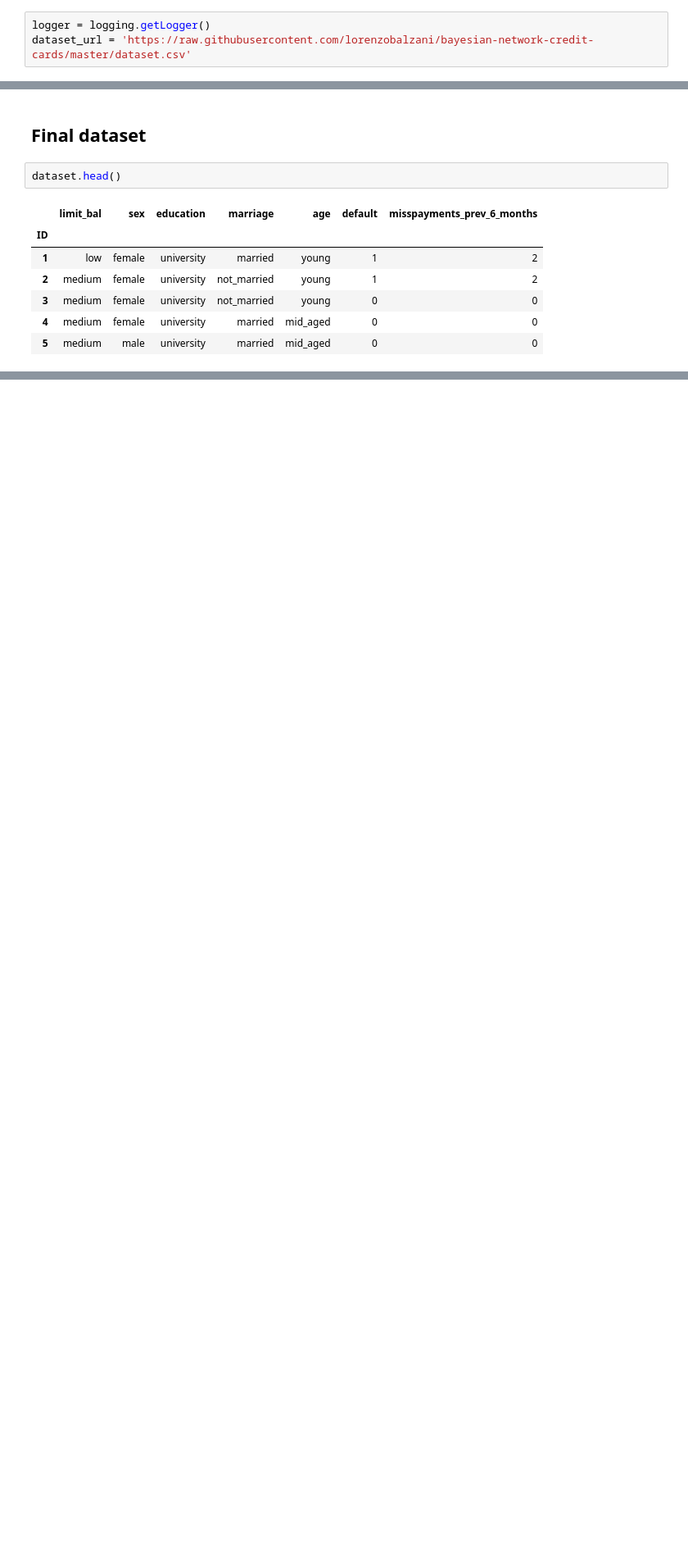
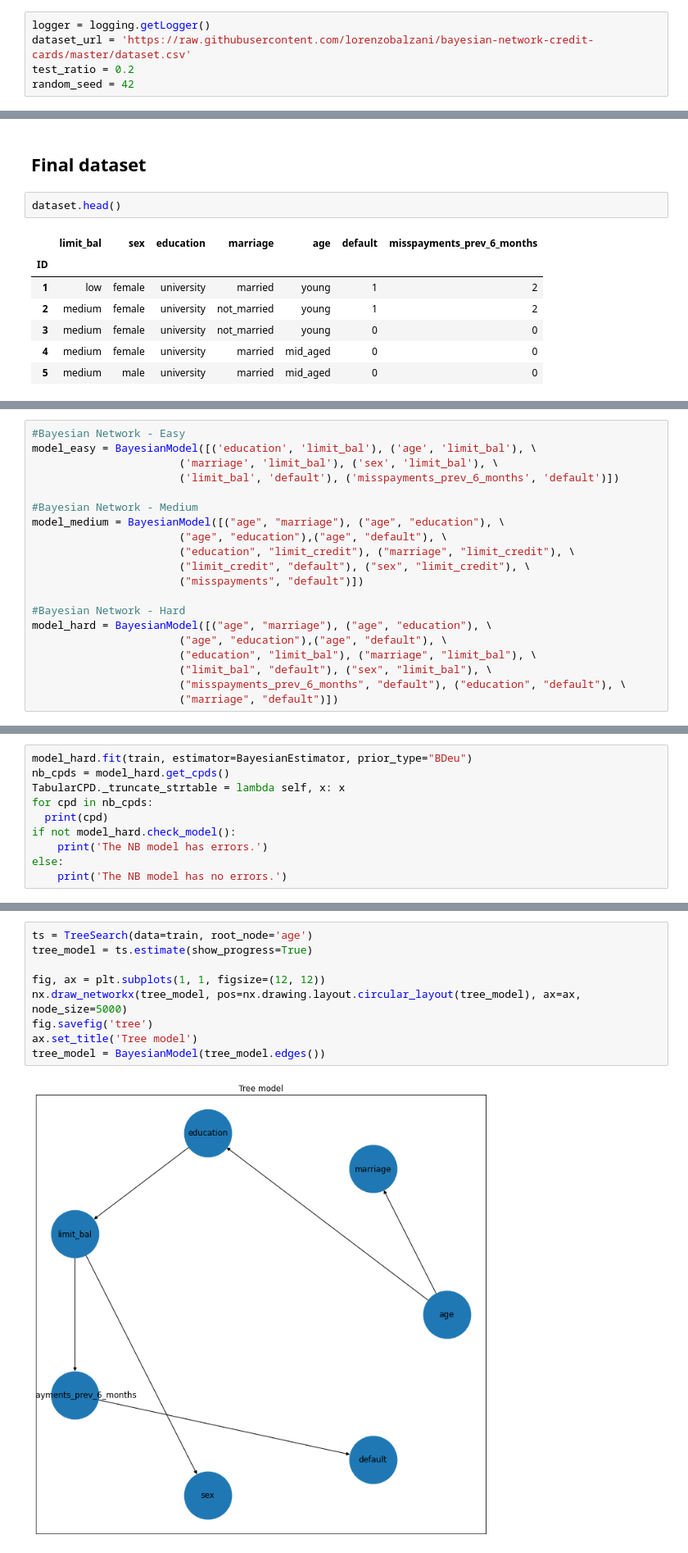
Before and after one commit to lorenzobalzani/bayesian-network-credit-cards, a Jupyter notebook: bayesian_network_credit_cards_default.ipynb, the cells around one changed output, grey strips where cells are left out. Shown at 82% size. Saved outputs shown, nothing was run; the diff lists cells and outputs as text; blank space fills up the shorter version.

```diff
--- a/bayesian_network_credit_cards_default.ipynb
+++ b/bayesian_network_credit_cards_default.ipynb
@@ -24,6 +34,8 @@ import numpy as np
 # %%
 logger = logging.getLogger()
 dataset_url = 'https://raw.githubusercontent.com/lorenzobalzani/bayesian-network-credit-cards/master/dataset.csv'
+test_ratio = 0.2
+random_seed = 42
 # %% [markdown]
 # Dataset
 # %%
@@ -108,0 +145,20 @@ dataset.head()
+# %%
+#Bayesian Network - Easy
+model_easy = BayesianModel([('education', 'limit_bal'), ('age', 'limit_bal'), \
+                       ('marriage', 'limit_bal'), ('sex', 'limit_bal'), \
+                       ('limit_bal', 'default'), ('misspayments_prev_6_months', 'default')])
+
+#Bayesian Network - Medium
+model_medium = BayesianModel([("age", "marriage"), ("age", "education"), \
+                       ("age", "education"),("age", "default"), \
+                       ("education", "limit_credit"), ("marriage", "limit_credit"), \
+                       ("limit_credit", "default"), ("sex", "limit_credit"), \
+                       ("misspayments", "default")])
+
+#Bayesian Network - Hard
+model_hard = BayesianModel([("age", "marriage"), ("age", "education"), \
+                       ("age", "education"),("age", "default"), \
+                       ("education", "limit_bal"), ("marriage", "limit_bal"), \
+                       ("limit_bal", "default"), ("sex", "limit_bal"), \
+                       ("misspayments_prev_6_months", "default"), ("education", "default"), \
+                       ("marriage", "default")])
@@ -108,0 +168,10 @@ dataset.head()
+# %%
+model_hard.fit(train, estimator=BayesianEstimator, prior_type="BDeu")
+nb_cpds = model_hard.get_cpds()
+TabularCPD._truncate_strtable = lambda self, x: x
+for cpd in nb_cpds:
+  print(cpd)
+if not model_hard.check_model():
+    print('The NB model has errors.')
+else:
+    print('The NB model has no errors.')
@@ -108,0 +267,11 @@ dataset.head()
+# %%
+ts = TreeSearch(data=train, root_node='age')
+tree_model = ts.estimate(show_progress=True)
+
+fig, ax = plt.subplots(1, 1, figsize=(12, 12))
+nx.draw_networkx(tree_model, pos=nx.drawing.layout.circular_layout(tree_model), ax=ax, node_size=5000)
+fig.savefig('tree')
+ax.set_title('Tree model')
+tree_model = BayesianModel(tree_model.edges())
+# %% [output]
+[figure, added]
```
Also changed, not shown: parts of 21 cells of this notebook.
